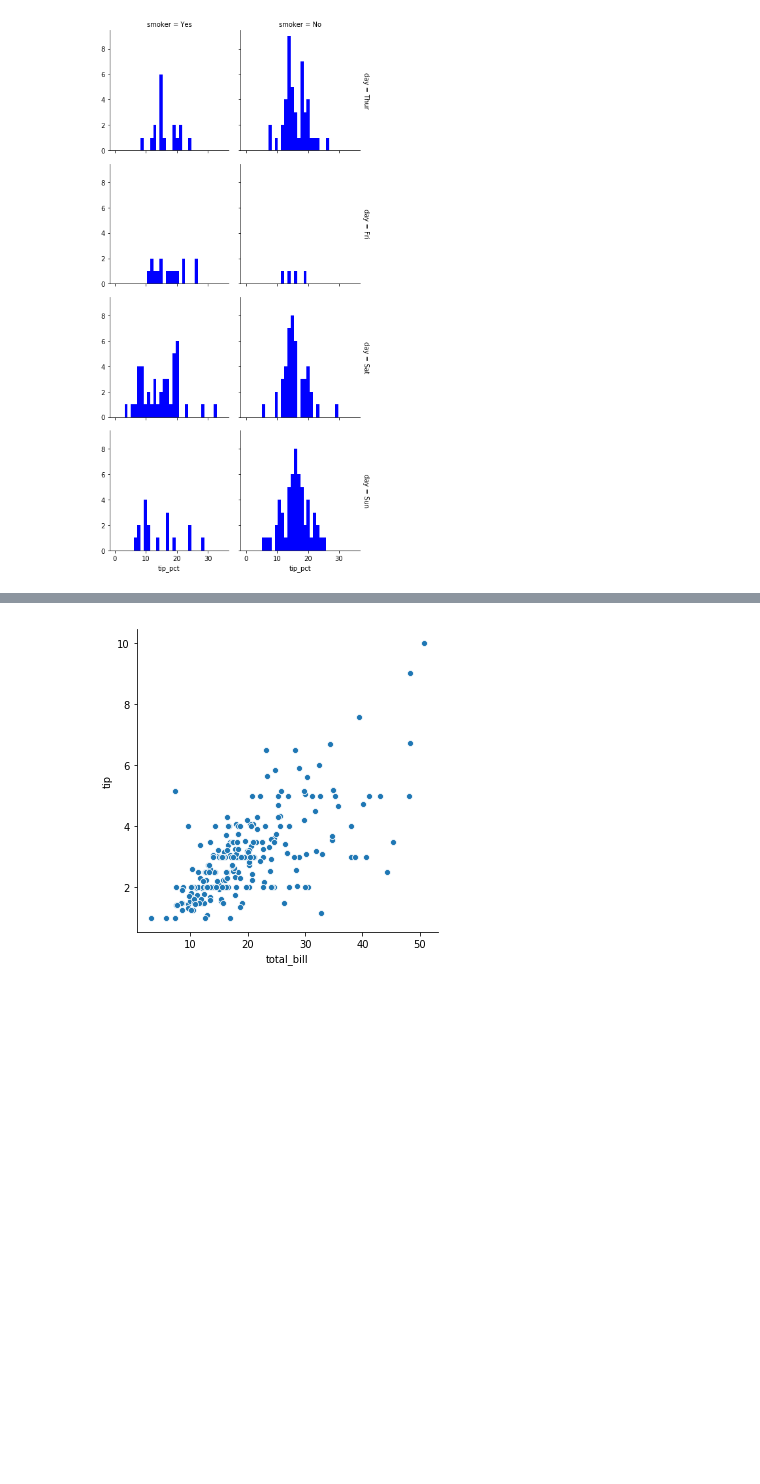
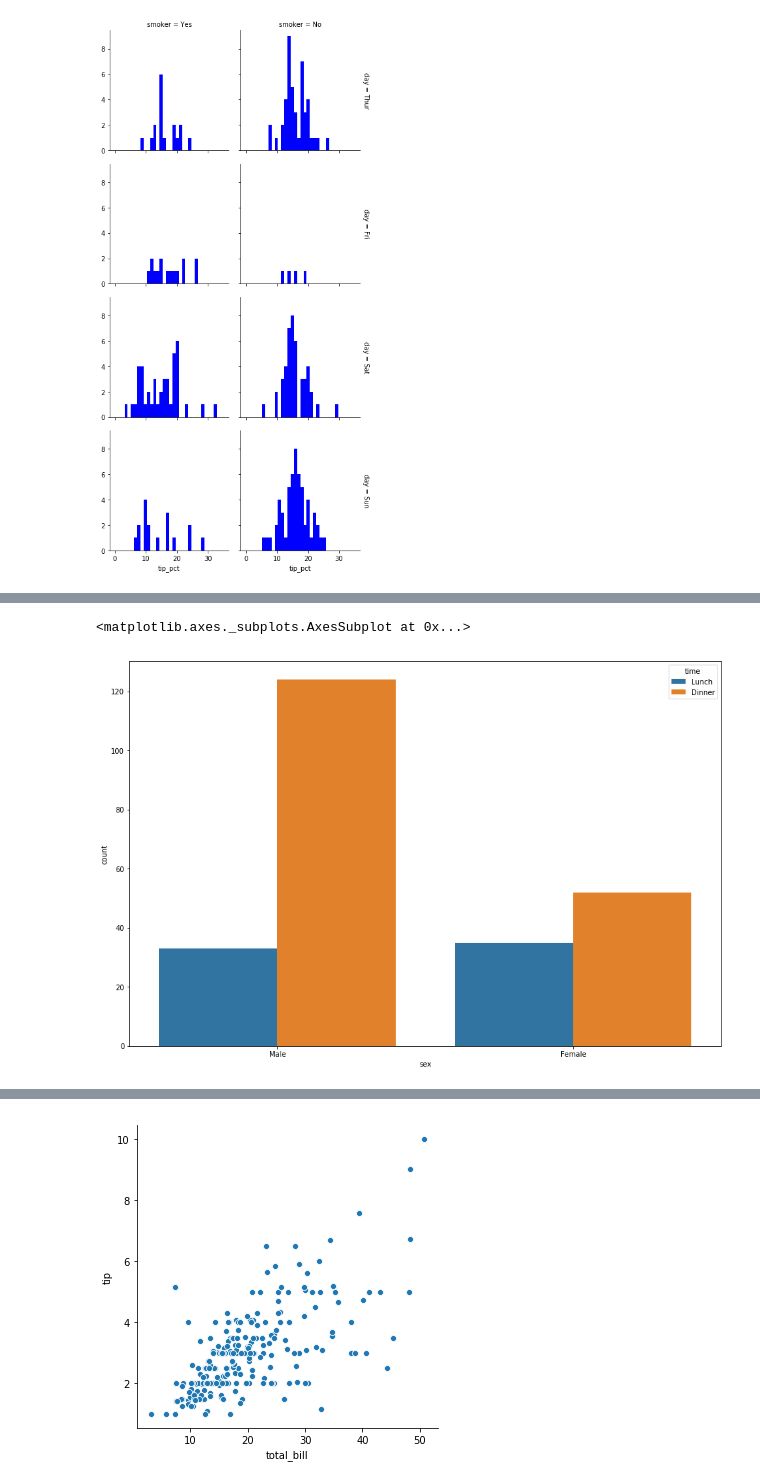
Before and after one commit to bexiturley/Fundamentals-of-Data-Analysis-Assessment-2019, a Jupyter notebook: Tips.ipynb, the cells around one changed output, grey strips where cells are left out. Saved outputs shown, nothing was run; the diff lists cells and outputs as text; code cells hidden in the pictures; blank space fills up the shorter version.

```diff
--- a/Tips.ipynb
+++ b/Tips.ipynb
@@ -464,0 +471,6 @@ grid.map(plt.hist, "tip_pct", bins=np.linspace(0, 35, 35), color="b" );
+# %%
+# Looking at the difference between when the different sex got served.
+sns.countplot('sex', hue="time", data=tips)
+# %% [output]
+<matplotlib.axes._subplots.AxesSubplot at 0x...>
+[figure, added]
```
Also changed, not shown: parts of 13 cells of this notebook, 1 other file.
